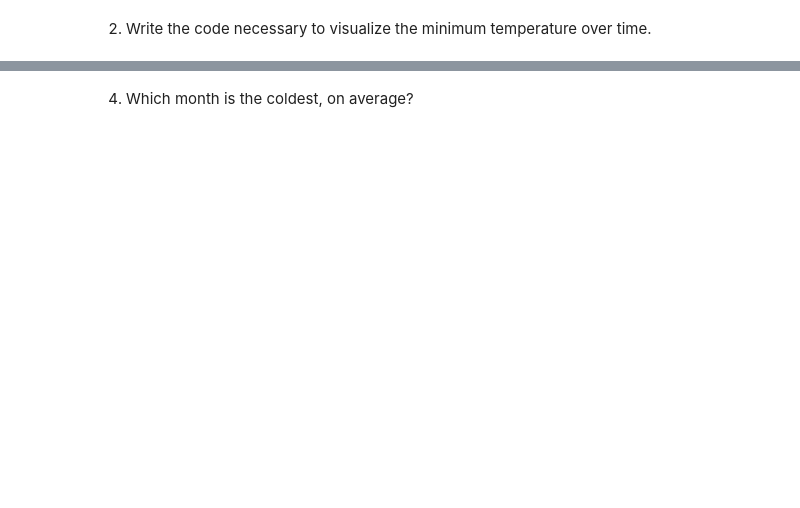
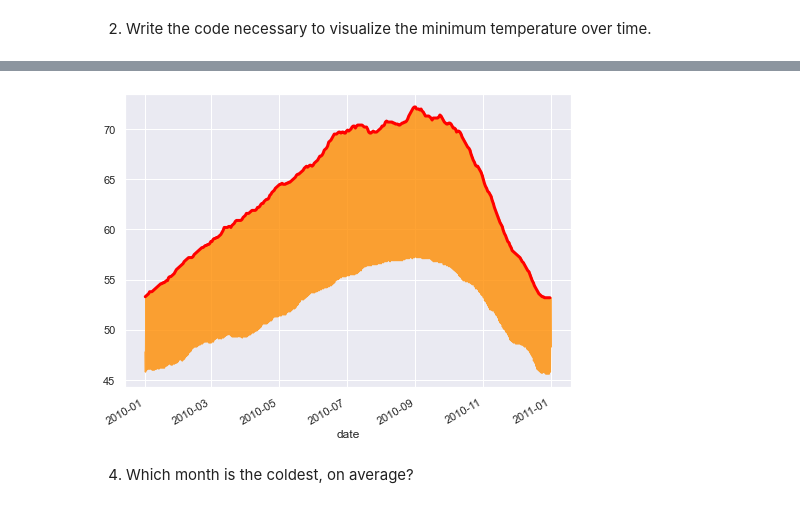
Before and after one commit to masonsherbondy/time-series-exercises, a Jupyter notebook: working_with_time_series_data.ipynb, the cells around one changed output, grey strips where cells are left out. Drawn from its saved outputs; the diff is of its cells as text; code cells hidden in the pictures; blank space fills up the shorter version.

Commit message:
finish first data set

```diff
--- a/working_with_time_series_data.ipynb
+++ b/working_with_time_series_data.ipynb
@@ -134,0 +162,4 @@ plt.legend();
+# %%
+#assign dataframe to original resampled by day (max temp)
+max_by_day = df.resample('D').max()
+max_by_day
@@ -135,2 +181,10 @@ plt.legend();
+# %%
+#visualize raw temperature data over time
+df.temp.plot(c = 'darkorange', label = 'raw', alpha = .8)
+
+#visualize maximum temperature per day over time
+max_by_day.temp.plot(c = 'red', label = 'Daily Maximum Temperature', lw = 3);
+# %% [output]
+[figure, added]
 # %% [markdown]
 4. Which month is the coldest, on average?
```
Also changed, not shown: parts of 40 cells of this notebook.
